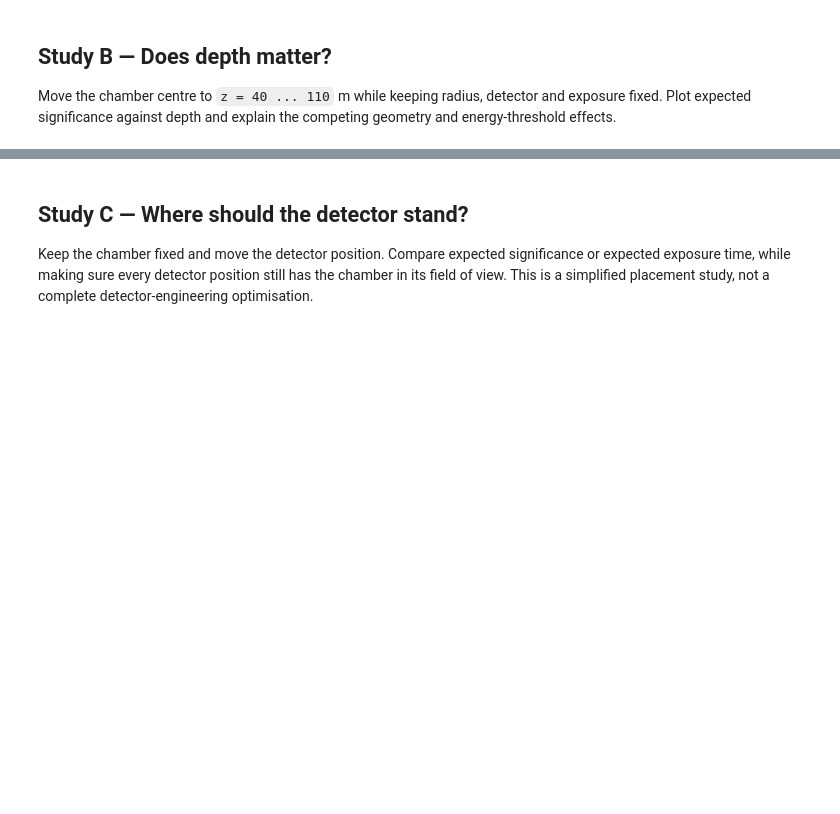
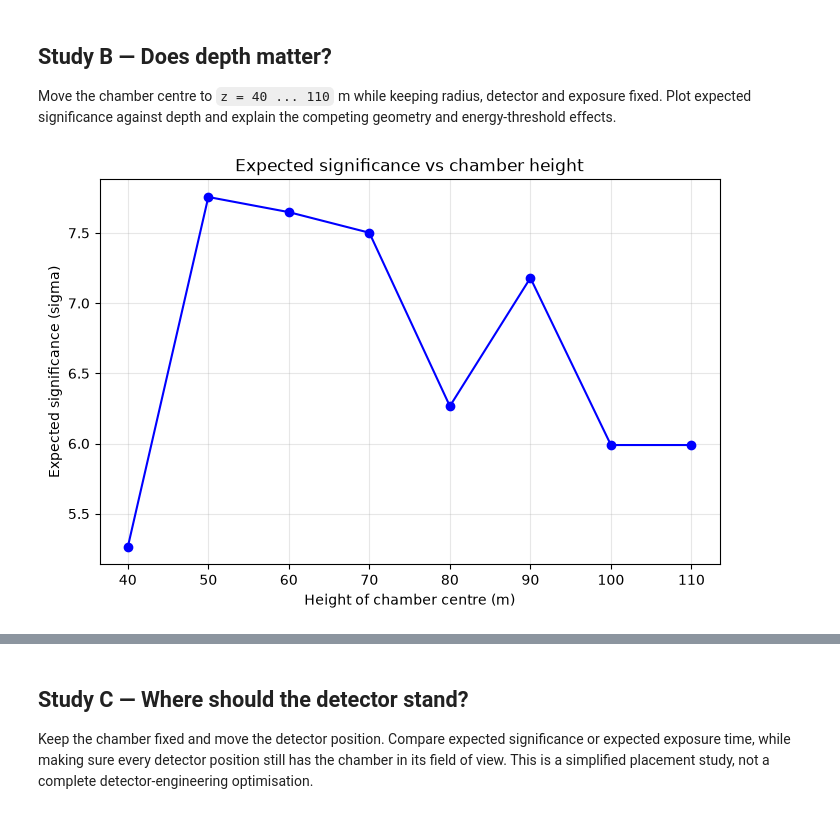
Before and after one commit to Evan-Lim/muography-project, a Jupyter notebook: samantha-student-package/notebooks/05_parameter_study.ipynb, the cells around one changed output, grey strips where cells are left out. Saved outputs shown, nothing was run; the diff lists cells and outputs as text; code cells hidden in the pictures; blank space fills up the shorter version.

Commit message:
[week 07] Added graphs

```diff
--- a/samantha-student-package/notebooks/05_parameter_study.ipynb
+++ b/samantha-student-package/notebooks/05_parameter_study.ipynb
@@ -42,3 +44,29 @@ Vary `void_radius` from 4 m to 20 m at fixed depth and 30 days. Before running,
 Move the chamber centre to `z = 40 ... 110` m while keeping radius, detector and exposure fixed. Plot expected significance against depth and explain the competing geometry and energy-threshold effects.
 # %%
 # YOUR TURN
+
+days = 30.0
+depths = np.arange (40, 111, 10)
+
+peak_S = []
+
+for d in depths:
+    tgt = mg.Pyramid(
+        base=cfg.PYRAMID_BASE_M, height=cfg.PYRAMID_HEIGHT_M,
+        density=cfg.ROCK_DENSITY_G_CM3, void_centre= (0, 0, float(d)),
+        void_radius=cfg.VOID_RADIUS_M, has_void=True,
+    )
+    peak_S.append(expected_peak_significance(tgt, detector, days))
+
+
+plt.figure (figsize=(8,5));
+plt.plot (depths, peak_S, marker= 'o', color = 'blue')
+
+plt.xlabel('Height of chamber centre (m)')
+plt.ylabel ('Expected significance (sigma)')
+plt.title ('Expected significance vs chamber height')
+
+plt.grid(alpha=0.3, which='both')
+plt.show()
+# %% [output]
+[figure, added]
```
Also changed, not shown: parts of 3 cells of this notebook.
